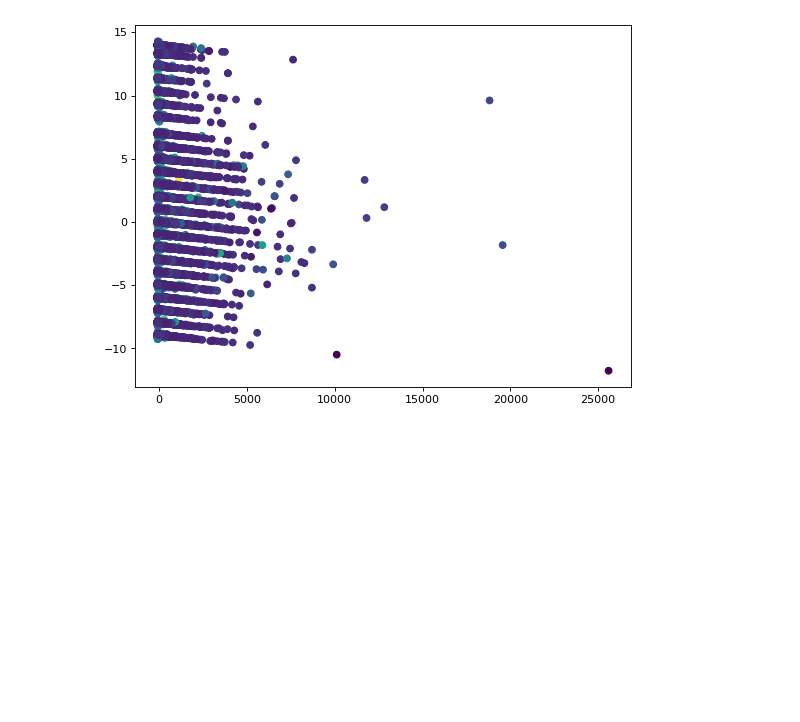
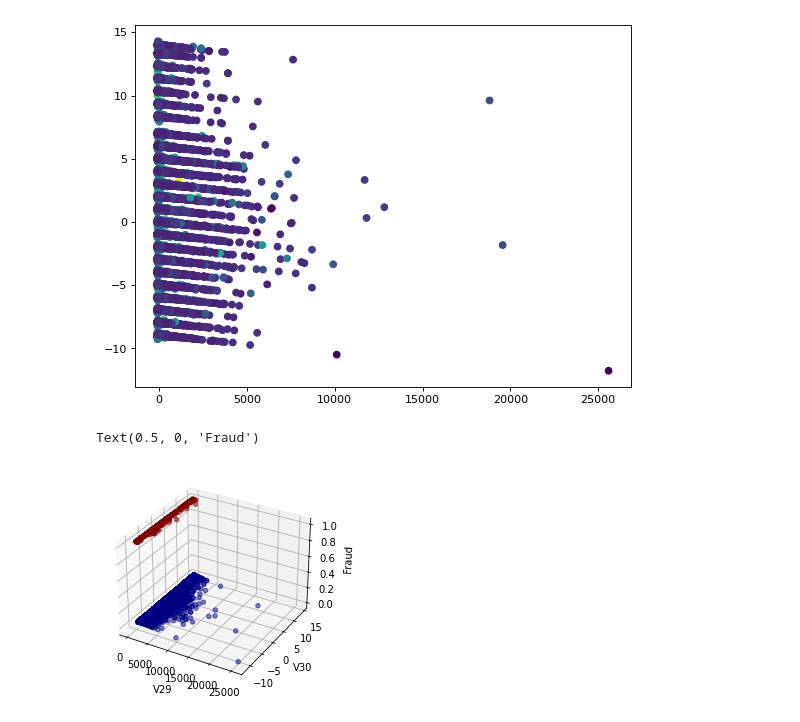
Before and after one commit to sigurdurb/credit-card-fraud-detector, a Jupyter notebook: DataAnalysis.ipynb, the cells around one changed output. Drawn from its saved outputs; the diff is of its cells as text; code cells hidden in the pictures; blank space fills up the shorter version.

```diff
--- a/DataAnalysis.ipynb
+++ b/DataAnalysis.ipynb
@@ -363,3 +382,22 @@ plt.scatter(x=x, y=y, c=c)
 # %% [output]
 <matplotlib.collections.PathCollection at 0x...>
 [figure]
+# %%
+# more visulasation
+from mpl_toolkits import mplot3d
+fig = plt.figure()
+ax = plt.axes(projection='3d')
+plot_df = X2D
+ax.scatter(
+    plot_df[:,0],
+    plot_df[:,1],
+    credidcard_fraud_df['Class'],
+    cmap='jet',
+    c=credidcard_fraud_df['Class'], alpha=0.5
+)
+ax.set_xlabel('V29')
+ax.set_ylabel('V30')
+ax.set_zlabel('Fraud')
+# %% [output]
+Text(0.5, 0, 'Fraud')
+[figure, added]
```
Also changed, not shown: parts of 2 cells of this notebook.
